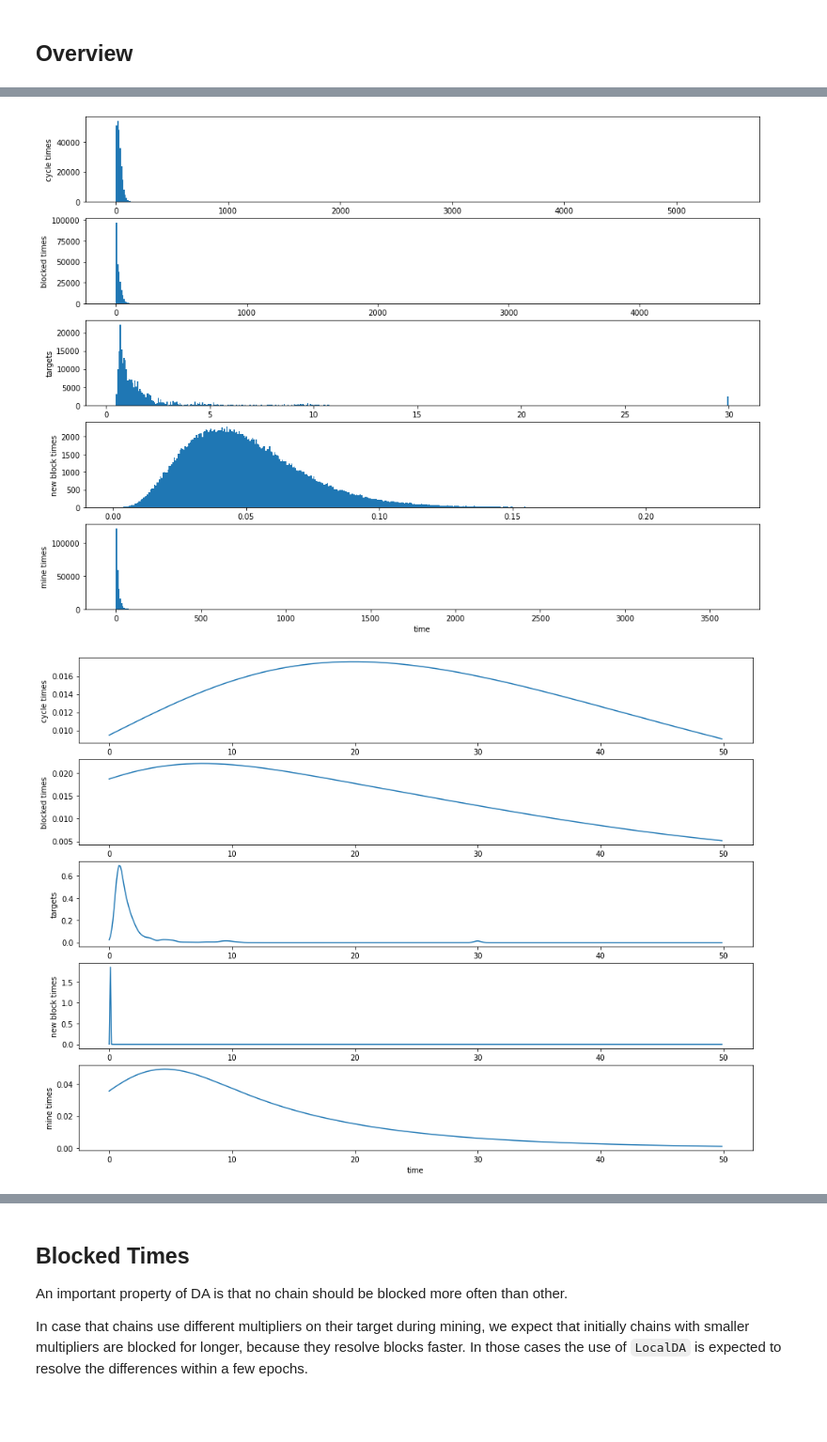
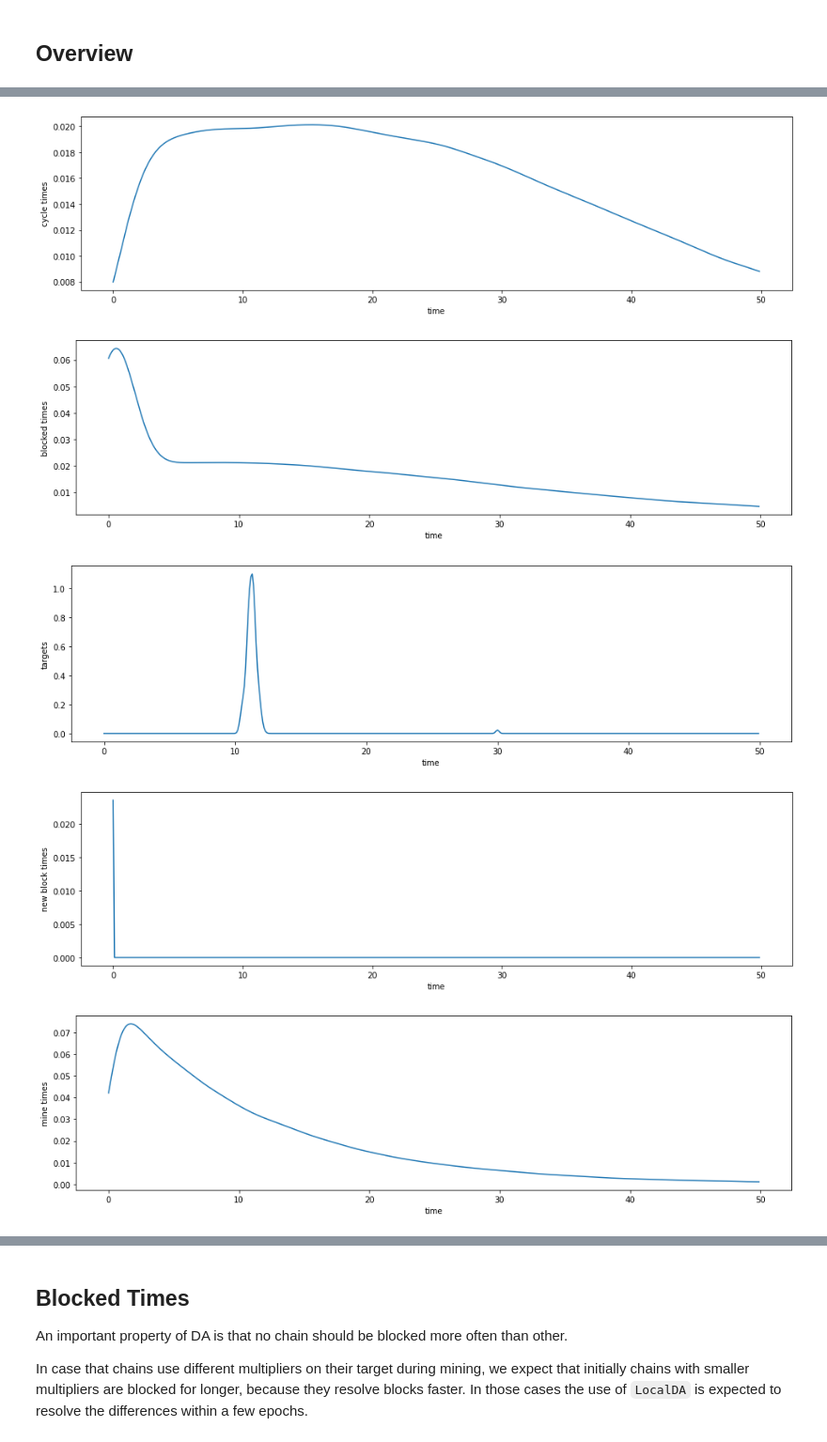
Before and after one commit to larskuhtz/ChainwebSimulations, a Jupyter notebook: DifficultyAdjustment.ipynb, the cells around one changed output, grey strips where cells are left out. Shown at 94% size. Cells and saved outputs as stored; diff of their text form; code cells hidden in the pictures; blank space fills up the shorter version.

```diff
--- a/DifficultyAdjustment.ipynb
+++ b/DifficultyAdjustment.ipynb
@@ -500,0 +601,7 @@ chains = cw.chains
+# %%
+# Run standard config with ChainDA
+# * 1 hash function
+# * block time at .9 of solve time
+# * pact validation 0.02sec
+#
+cw = main(Config(ChainDA), 500000)
@@ -510,5 +620,7 @@ cs["mine times"] = np.array([np.array(c.mineTimes) for c in chains])
 # %%
 pd.options.display.float_format = '{:,.4f}'.format
+%matplotlib inline
+plt.rcParams["figure.figsize"] = [16,12]
 # %%
 def plotHist(chains, bins = 100, cols=1):
     fig = plt.figure()
@@ -519,3 +631,11 @@ def plotHist(chains, bins = 100, cols=1):
         p.hist(data, bins=bins)
         p.set_xlabel("time")
         p.set_ylabel(t)
+# %%
+chains = cw.chains
+cs = pd.DataFrame()
+cs["cycle times"] = np.array([np.array(c.cycleTimes) for c in chains])
+cs["blocked times"] = np.array([np.array(c.blockedTimes) for c in chains])
+cs["targets"] = np.array([np.array(c.targets) for c in chains])
+cs["new block times"] = np.array([np.array(c.newBlockTimes) for c in chains])
+cs["mine times"] = np.array([np.array(c.mineTimes) for c in chains])
@@ -522,2 +662,9 @@ def plotHist(chains, bins = 100, cols=1):
 # %% [markdown]
 ## Overview
+# %%
+for i,(t,c) in enumerate(cs.items()):
+    fig, ax = plt.subplots(figsize=[16,4])
+    d = np.concatenate(c)
+    plt.hist(d, bins=500)
+    ax.set_xlabel("time")
+    ax.set_ylabel(t)
@@ -524,27 +677,25 @@ def plotHist(chains, bins = 100, cols=1):
 # %%
-plotHist(cs, bins=500)
+# plotHist(cs, bins=500)
-# %% [output]
-[figure, removed]
 # %%
-l = 10
-cols = 1
-fig = plt.figure()
-rows = math.floor(len(cs) / cols)
 x = np.arange(start=0, stop=50, step=0.1)
 for i,(t,c) in enumerate(cs.items()):
-    p = fig.add_subplot(rows, cols, i+1)
+    fig, ax = plt.subplots(figsize=[16,4])
     data = np.concatenate(c)
-    p.plot(x, stats.gaussian_kde(data)(x), label=t)
-    p.set_xlabel("time")
-    p.set_ylabel(t)
+    plt.plot(x, stats.gaussian_kde(data)(x), label=t)
+    ax.set_xlabel("time")
+    ax.set_ylabel(t)
 
 # plt.plot(x, (stats.expon.pdf(x, scale=l)), label="targeted solve time")
 # plt.plot(x, (stats.gaussian_kde(np.concatenate(cs["b"])))(x), label="blocked time")
 # plt.plot(x, (stats.expon.pdf(x, scale=l)) + (stats.gaussian_kde(np.concatenate(cs["b"])))(x), label="sum")
 # plt.legend()
 # plt.show()
 # %% [output]
-[figure, old version]
+[figure, new version]
+[figure, added]
+[figure, added]
+[figure, added]
+[figure, added]
 # %%
 dat = pd.DataFrame(data=cs)
 dat2 = dat.applymap(lambda x: stats.describe(x)._asdict())
```
Also changed, not shown: parts of 35 cells of this notebook.
